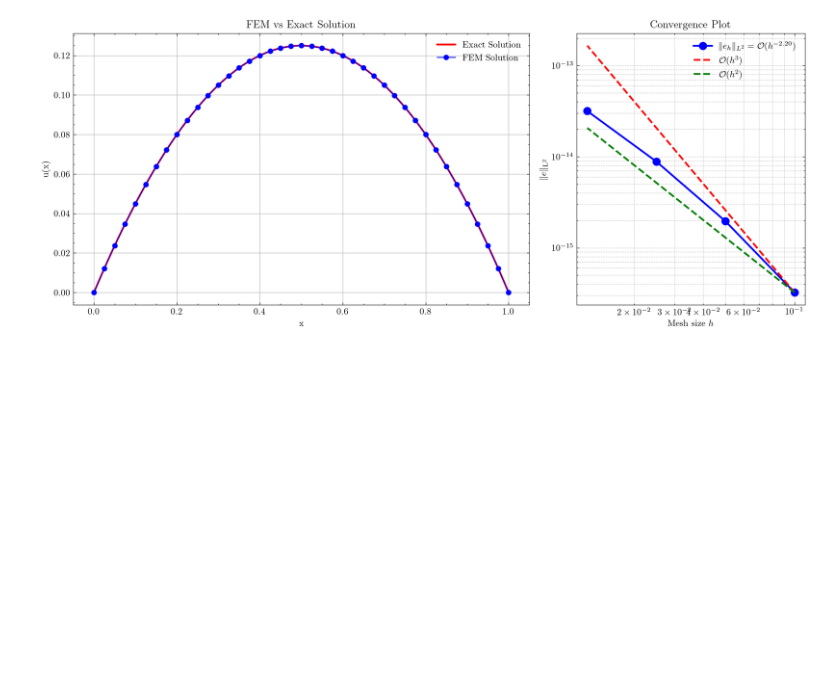
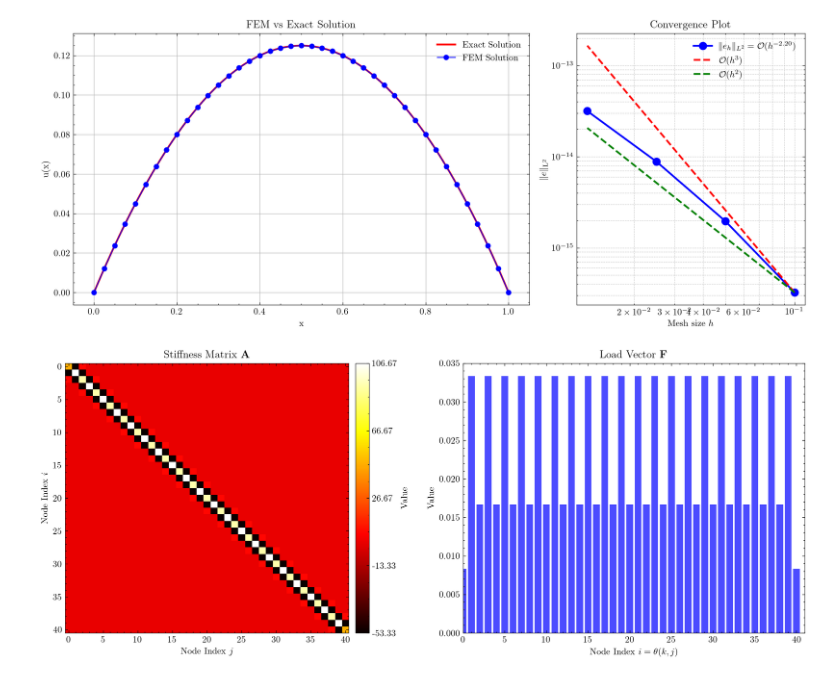
Before and after one commit to TrymSaether/TMA4212-Project-2-FEM, a Jupyter notebook: main.ipynb, the cells around one changed output. Drawn from its saved outputs; the diff is of its cells as text; code cells hidden in the pictures; blank space fills up the shorter version.

Commit message:
Update FEM solution figure with new visualization

```diff
--- a/main.ipynb
+++ b/main.ipynb
@@ -136,32 +136,41 @@ class FEMPoissonSolver:
         plt.savefig(f'figures/fem_solution_{self.M}_{name}.png')
         plt.show()
 
-    def plot_stiffness_matrix_and_load_vector(self):
+    def plot_stiffness_matrix_and_load_vector(self, name='test'):
         fig, ax = plt.subplots(1, 2, figsize=(12, 5), dpi=200)
         # Plot stiffness matrix
-        ax[0].imshow(self.A, cmap='hot', aspect='auto')
+        ims = ax[0].imshow(self.A, cmap='hot', aspect='auto')
         ax[0].set_title('Stiffness Matrix $\\mathbf{A}$')
         ax[0].set_xlabel('Node Index $j$')
         ax[0].set_ylabel('Node Index $i$')
-        ax[0].colorbar(label='Value')
+        cb = plt.colorbar(ims, ax=ax[0], orientation='vertical', pad=0.02)
+        cb.set_label('Value')
+        # Set ticks for the colorbar
+        ticks = np.linspace(np.min(self.A), np.max(self.A), 5)
+        cb.set_ticks(ticks)
+        cb.set_ticklabels([f'{tick:.2f}' for tick in ticks])
         # Plot load vector
-        ax[1].bar(np.arange(self.N), self.F, color='blue')
+        bax = ax[1].bar(np.arange(self.N), self.F, color='blue', alpha=0.7)
+        ax[1].set_ylim(bottom=0)
+        ax[1].set_xlim(left=0, right=self.N)
         ax[1].set_title('Load Vector $\\mathbf{F}$')
         ax[1].set_xlabel('Node Index $i = \\theta(k, j)$')
         ax[1].set_ylabel('Value')
         plt.tight_layout()
-        plt.savefig('figures/stiffness_matrix_and_load_vector.png')
+        plt.savefig(f'figures/stiffness_matrix_and_load_vector_{self.M}_{name}.png')
         plt.show()
 # %%
 # Example usage:
 f = lambda x: 1.0
 exact = lambda x: 0.5 * x * (1 - x)
 solver = FEMPoissonSolver(M=20, f=f, exact=exact)
 solver.assemble()
 solver.solve()
 solver.plot(fine_mesh=200, name='1')
+solver.plot_stiffness_matrix_and_load_vector()
 # %% [output]
 [figure]
+[figure, added]
 # %%
 
 f2 = lambda x: 4*np.pi**2 * np.sin(2*np.pi*x)
```
Also changed, not shown: parts of 1 cell of this notebook, 4 other files.
